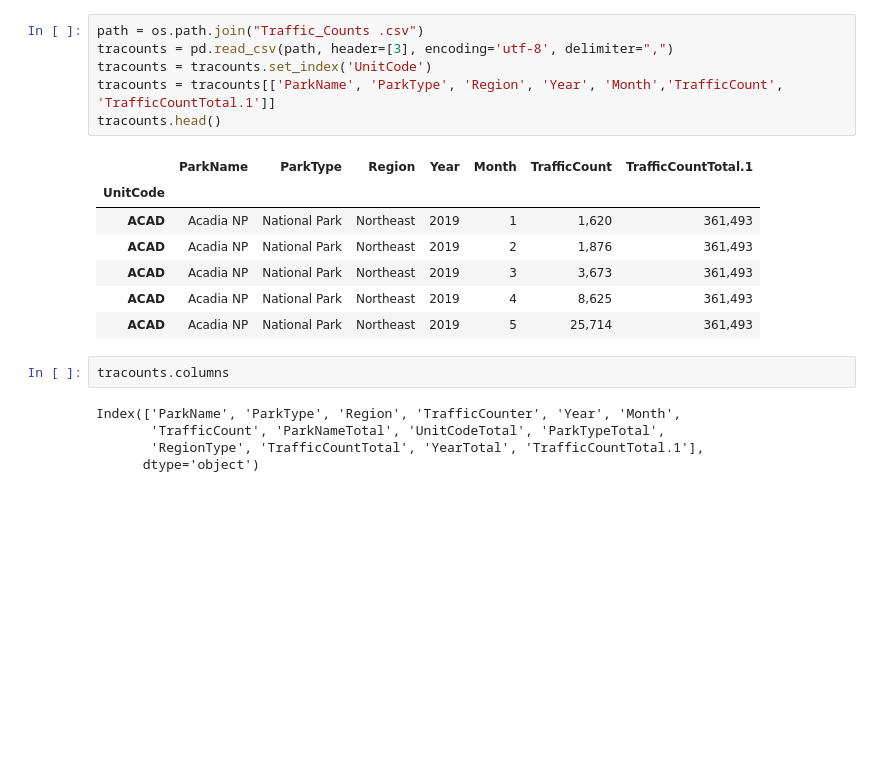
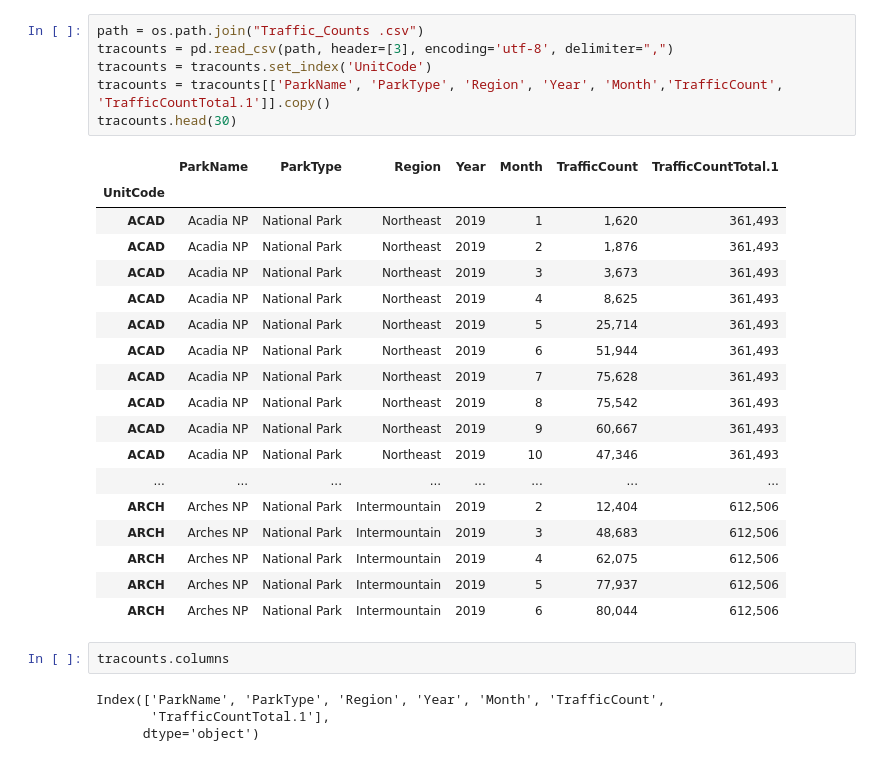
Before and after one commit to pmhu4242/ETL-Project, a Jupyter notebook: Data/nps_ETL.ipynb, the cells around one changed output. Saved outputs shown, nothing was run; the diff lists cells and outputs as text; blank space fills up the shorter version.

```diff
--- a/Data/nps_ETL.ipynb
+++ b/Data/nps_ETL.ipynb
@@ -6,21 +14,31 @@ from sqlalchemy import create_engine
 # %%
 path = os.path.join("Traffic_Counts .csv")
 tracounts = pd.read_csv(path, header=[3], encoding='utf-8', delimiter=",")
 tracounts = tracounts.set_index('UnitCode')
-tracounts = tracounts[['ParkName', 'ParkType', 'Region', 'Year', 'Month','TrafficCount', 'TrafficCountTotal.1']]
-tracounts.head()
+tracounts = tracounts[['ParkName', 'ParkType', 'Region', 'Year', 'Month','TrafficCount', 'TrafficCountTotal.1']].copy()
+tracounts.head(30)
 # %% [output]
 |  | ParkName | ParkType | Region | Year | Month | TrafficCount | TrafficCountTotal.1 |
 | UnitCode |  |  |  |  |  |  |  |
 | ACAD | Acadia NP | National Park | Northeast | 2019 | 1 | 1,620 | 361,493 |
 | ACAD | Acadia NP | National Park | Northeast | 2019 | 2 | 1,876 | 361,493 |
 | ACAD | Acadia NP | National Park | Northeast | 2019 | 3 | 3,673 | 361,493 |
 | ACAD | Acadia NP | National Park | Northeast | 2019 | 4 | 8,625 | 361,493 |
 | ACAD | Acadia NP | National Park | Northeast | 2019 | 5 | 25,714 | 361,493 |
+| ACAD | Acadia NP | National Park | Northeast | 2019 | 6 | 51,944 | 361,493 |
+| ACAD | Acadia NP | National Park | Northeast | 2019 | 7 | 75,628 | 361,493 |
+| ACAD | Acadia NP | National Park | Northeast | 2019 | 8 | 75,542 | 361,493 |
+| ACAD | Acadia NP | National Park | Northeast | 2019 | 9 | 60,667 | 361,493 |
+| ACAD | Acadia NP | National Park | Northeast | 2019 | 10 | 47,346 | 361,493 |
+| ... | ... | ... | ... | ... | ... | ... | ... |
+| ARCH | Arches NP | National Park | Intermountain | 2019 | 2 | 12,404 | 612,506 |
+| ARCH | Arches NP | National Park | Intermountain | 2019 | 3 | 48,683 | 612,506 |
+| ARCH | Arches NP | National Park | Intermountain | 2019 | 4 | 62,075 | 612,506 |
+| ARCH | Arches NP | National Park | Intermountain | 2019 | 5 | 77,937 | 612,506 |
+| ARCH | Arches NP | National Park | Intermountain | 2019 | 6 | 80,044 | 612,506 |
 # %%
 tracounts.columns
 # %% [output]
-Index(['ParkName', 'ParkType', 'Region', 'TrafficCounter', 'Year', 'Month',
-       'TrafficCount', 'ParkNameTotal', 'UnitCodeTotal', 'ParkTypeTotal',
-       'RegionType', 'TrafficCountTotal', 'YearTotal', 'TrafficCountTotal.1'],
+Index(['ParkName', 'ParkType', 'Region', 'Year', 'Month', 'TrafficCount',
+       'TrafficCountTotal.1'],
       dtype='object')
```
Also changed, not shown: parts of 17 cells of this notebook.
